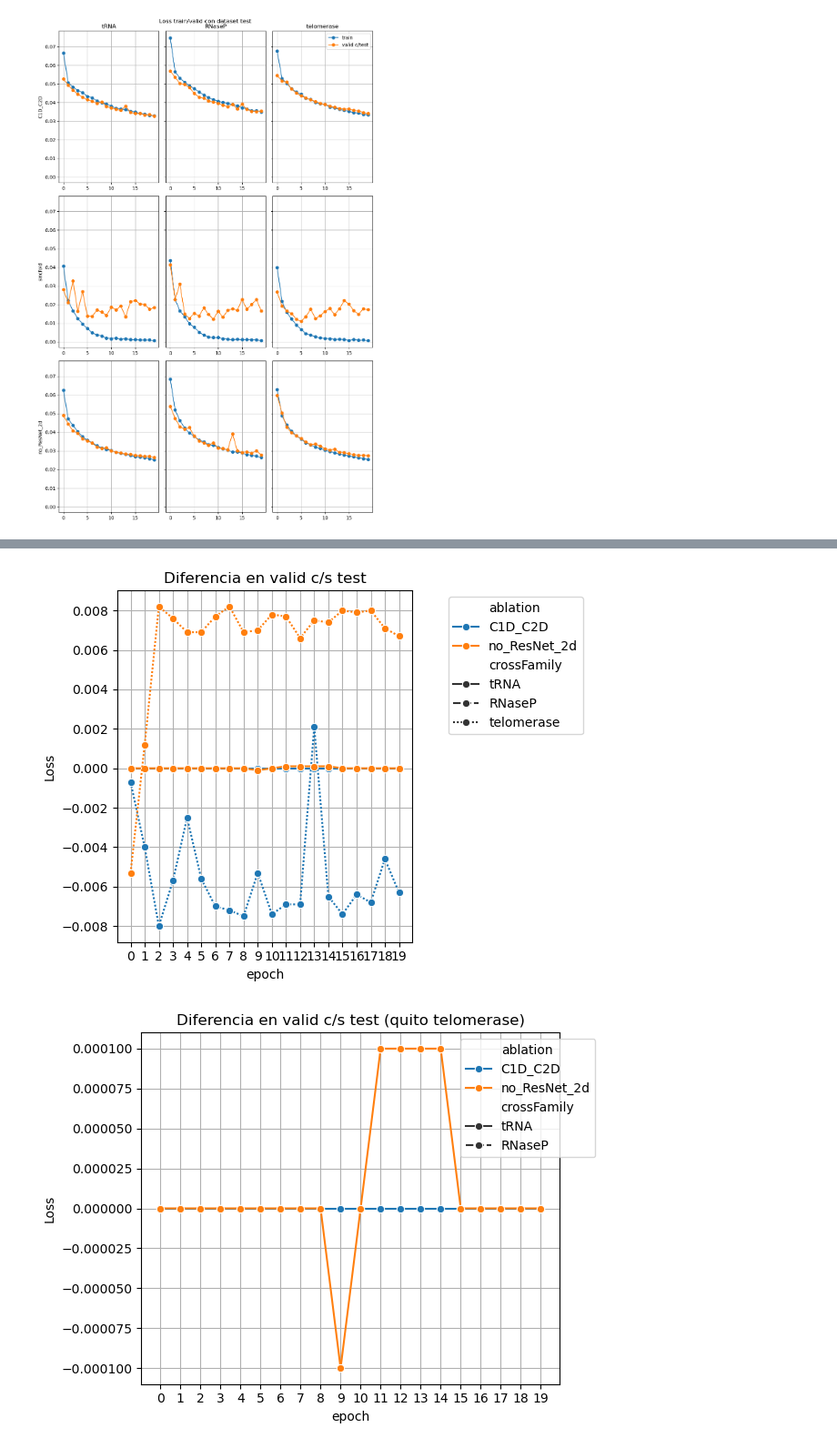
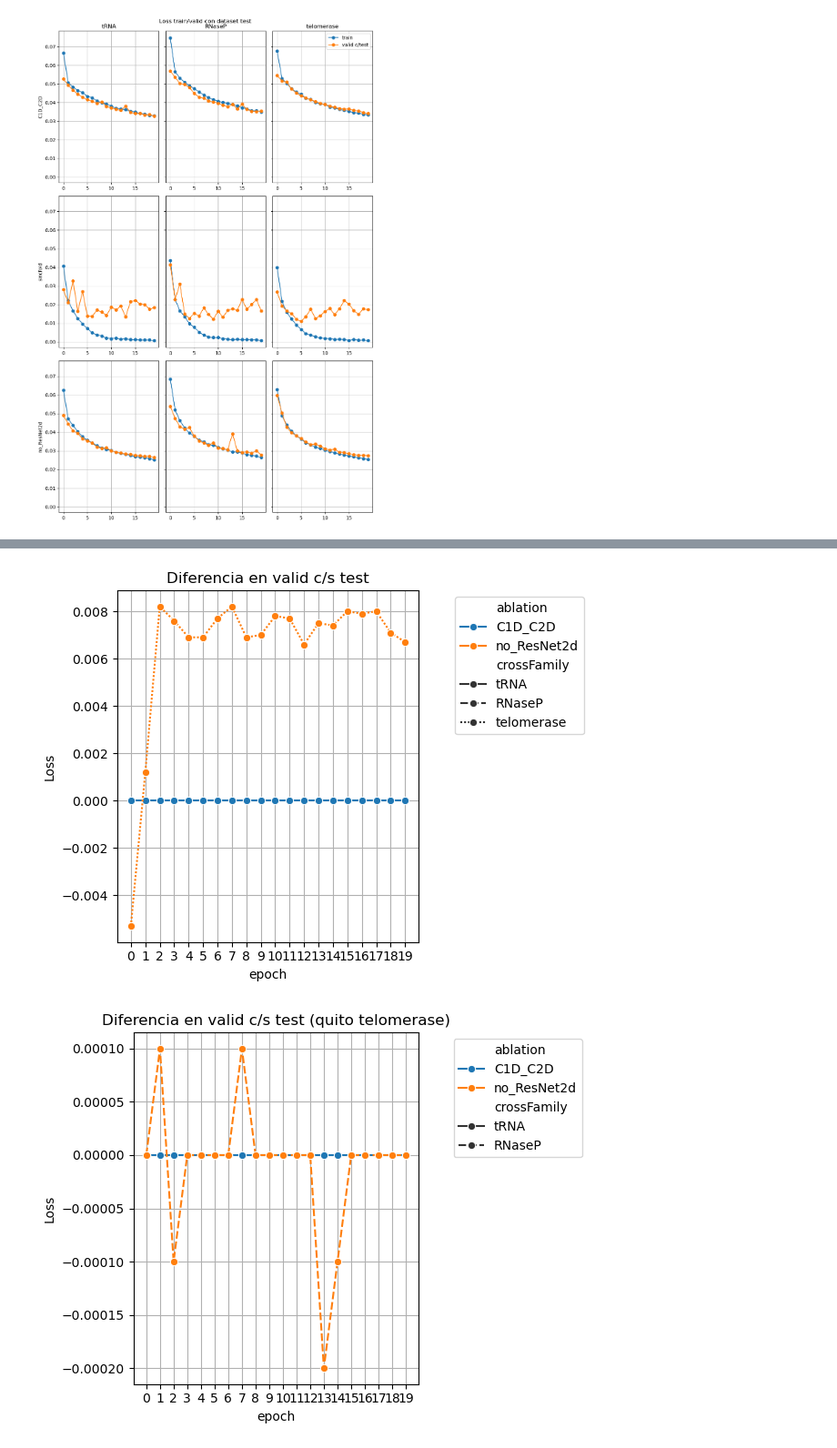
Before and after one commit to Gisch97/sincFold, a Jupyter notebook: analysis/Train_v1.ipynb, the cells around one changed output, grey strips where cells are left out. Shown at 91% size. Cells and saved outputs as stored; diff of their text form; code cells hidden in the pictures.

```diff
--- a/analysis/Train_v1.ipynb
+++ b/analysis/Train_v1.ipynb
@@ -263,5 +442,5 @@ fig.tight_layout()
 # %%
-train_log_with_valid['diff'] = df_logs.query('ablation in ["C1D_C2D","no_ResNet_2d"] ')['valid_loss'] - train_log_with_valid.query('ablation in ["C1D_C2D","no_ResNet_2d"]')['valid_loss']
+train_log_with_valid['diff'] = df_logs.query('ablation in ["C1D_C2D","no_ResNet_d"] ')['valid_loss'] - train_log_with_valid.query('ablation in ["C1D_C2D","no_ResNet2d"]')['valid_loss']
 
 fig, ax = plt.subplots()
 sns.lineplot(data=train_log_with_valid.query('ablation != "sincfold"'), x='epoch' ,y='diff',hue='ablation', style='crossFamily', marker='o', ax=ax)
@@ -273,18 +452,18 @@ ax.legend(bbox_to_anchor=(1.1,1))
 fig.tight_layout()
 plt.show()
 # %% [output]
-[figure, old version]
+[figure, new version]
 # %%
-train_log_with_valid['diff'] = df_logs.query('ablation in ["C1D_C2D","no_ResNet_2d"] & crossFamily != "telomerase"')['valid_loss'] - train_log_with_valid.query('ablation in ["C1D_C2D","no_ResNet_2d"] & crossFamily != "telomerase"')['valid_loss']
+train_log_with_valid['diff'] = df_logs.query('ablation in ["C1D_C2D","no_ResNet2d"] & crossFamily != "telomerase"')['valid_loss'] - train_log_with_valid.query('ablation in ["C1D_C2D","no_ResNet2d"] & crossFamily != "telomerase"')['valid_loss']
 
 fig, ax = plt.subplots()
 sns.lineplot(data=train_log_with_valid.query('ablation != "sincfold" & crossFamily != "telomerase"'), x='epoch' ,y='diff',hue='ablation', style='crossFamily', marker='o', ax=ax)
 ax.grid()
 ax.set_xticks(range(20))
 ax.set_ylabel('Loss')
 ax.set_title('Diferencia en valid c/s test (quito telomerase)')
 ax.legend(bbox_to_anchor=(1.1,1))
 fig.tight_layout()
 plt.show()
 # %% [output]
-[figure, old version]
+[figure, new version]
```
Also changed, not shown: parts of 22 cells of this notebook, 37 other files.
